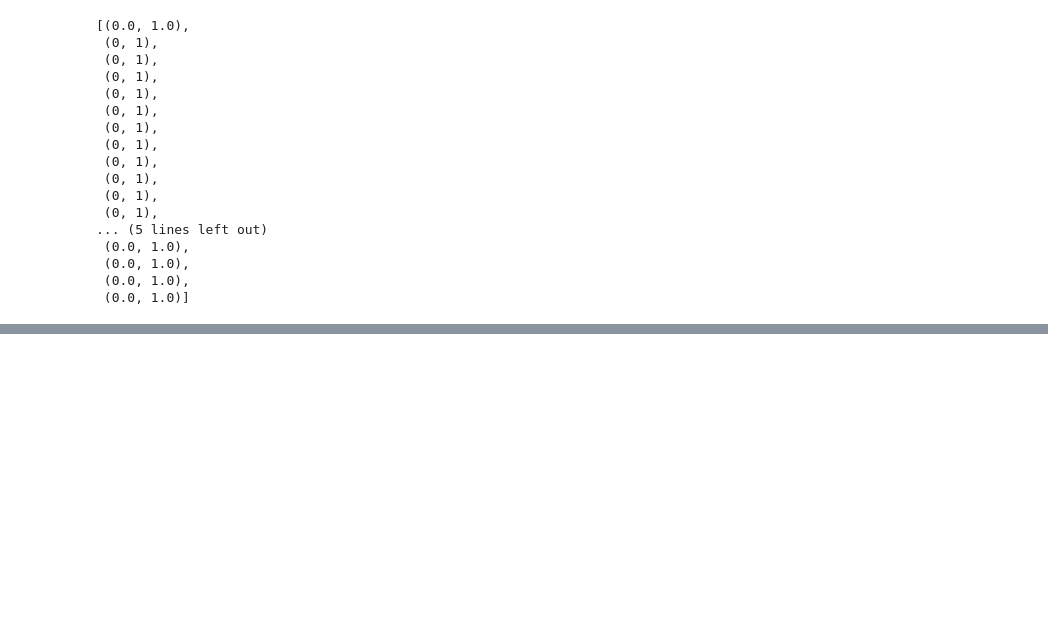
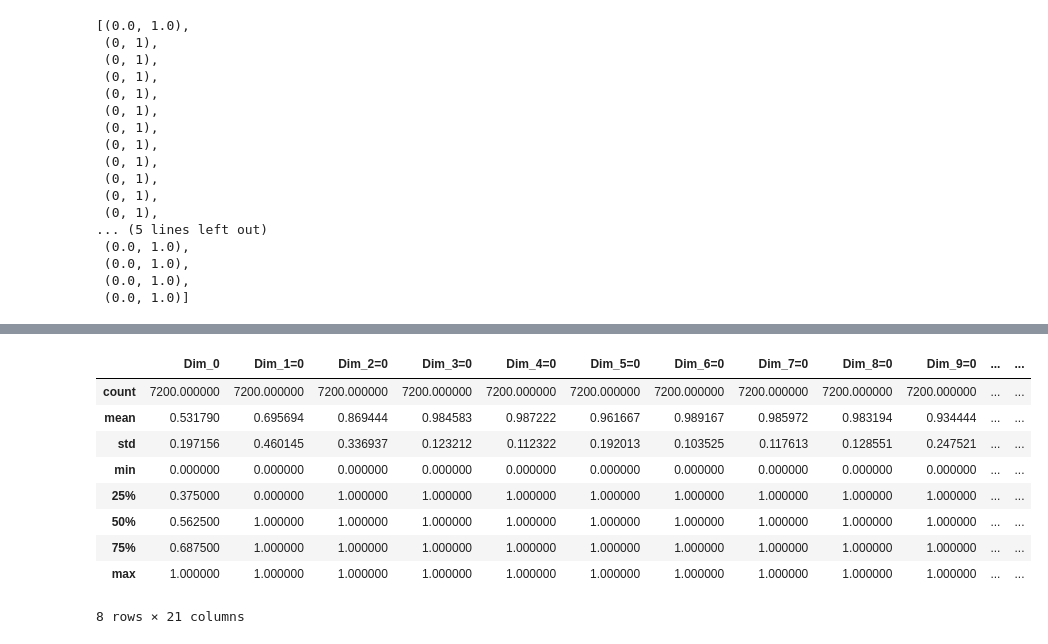
Before and after one commit to arcticronin/anomaly_detection, a Jupyter notebook: dataViz.ipynb, the cells around one changed output, grey strips where cells are left out. Cells and saved outputs as stored; diff of their text form; code cells hidden in the pictures; blank space fills up the shorter version.

```diff
--- a/dataViz.ipynb
+++ b/dataViz.ipynb
@@ -142,0 +143,2 @@ ValueError: x and y arrays must be equal in length along interpolation axis.
+# %%
+df = pd.DataFrame(preprocessing.load_dataset())
@@ -142,0 +180,13 @@ ValueError: x and y arrays must be equal in length along interpolation axis.
+# %%
+df.describe()
+# %% [output]
+|  | Dim_0 | Dim_1=0 | Dim_2=0 | Dim_3=0 | Dim_4=0 | Dim_5=0 | Dim_6=0 | Dim_7=0 | Dim_8=0 | Dim_9=0 | ... | ... |
+| count | 7200.000000 | 7200.000000 | 7200.000000 | 7200.000000 | 7200.000000 | 7200.000000 | 7200.000000 | 7200.000000 | 7200.000000 | 7200.000000 | ... | ... |
+| mean | 0.531790 | 0.695694 | 0.869444 | 0.984583 | 0.987222 | 0.961667 | 0.989167 | 0.985972 | 0.983194 | 0.934444 | ... | ... |
+| std | 0.197156 | 0.460145 | 0.336937 | 0.123212 | 0.112322 | 0.192013 | 0.103525 | 0.117613 | 0.128551 | 0.247521 | ... | ... |
+| min | 0.000000 | 0.000000 | 0.000000 | 0.000000 | 0.000000 | 0.000000 | 0.000000 | 0.000000 | 0.000000 | 0.000000 | ... | ... |
+| 25% | 0.375000 | 0.000000 | 1.000000 | 1.000000 | 1.000000 | 1.000000 | 1.000000 | 1.000000 | 1.000000 | 1.000000 | ... | ... |
+| 50% | 0.562500 | 1.000000 | 1.000000 | 1.000000 | 1.000000 | 1.000000 | 1.000000 | 1.000000 | 1.000000 | 1.000000 | ... | ... |
+| 75% | 0.687500 | 1.000000 | 1.000000 | 1.000000 | 1.000000 | 1.000000 | 1.000000 | 1.000000 | 1.000000 | 1.000000 | ... | ... |
+| max | 1.000000 | 1.000000 | 1.000000 | 1.000000 | 1.000000 | 1.000000 | 1.000000 | 1.000000 | 1.000000 | 1.000000 | ... | ... |
+8 rows × 21 columns
```
Also changed, not shown: parts of 8 cells of this notebook, 7 other files.
